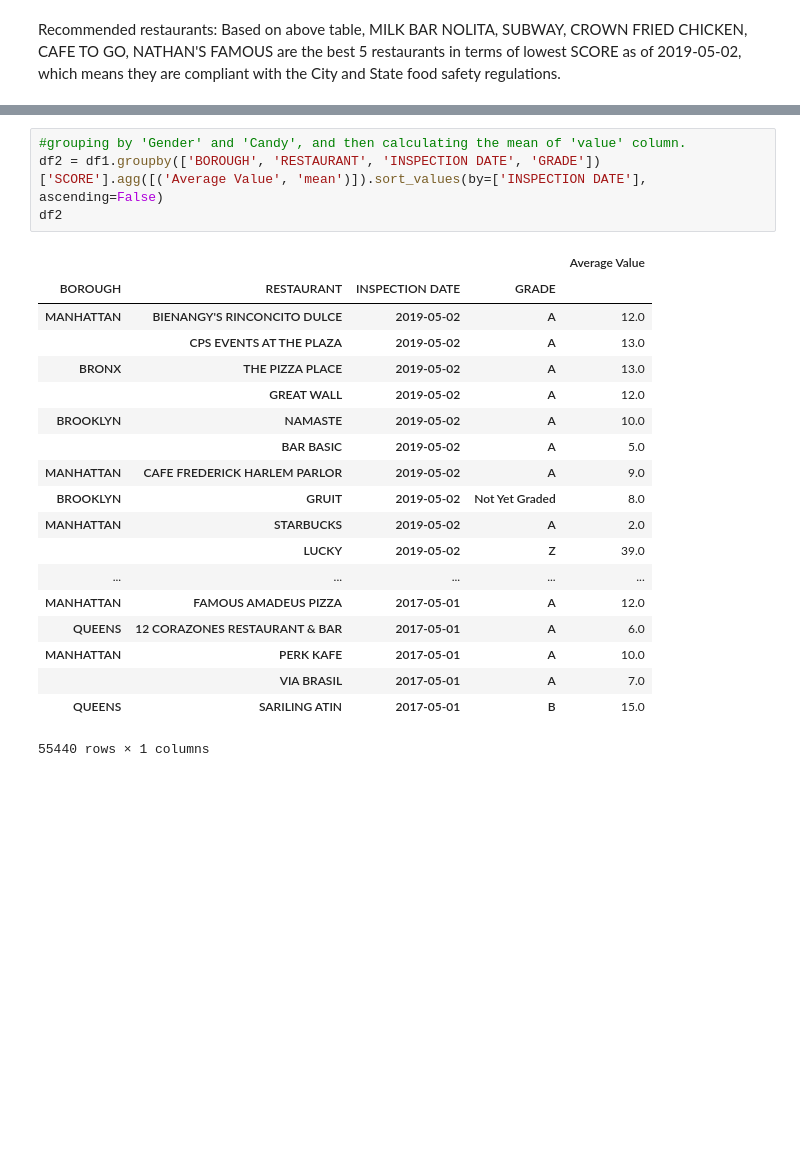
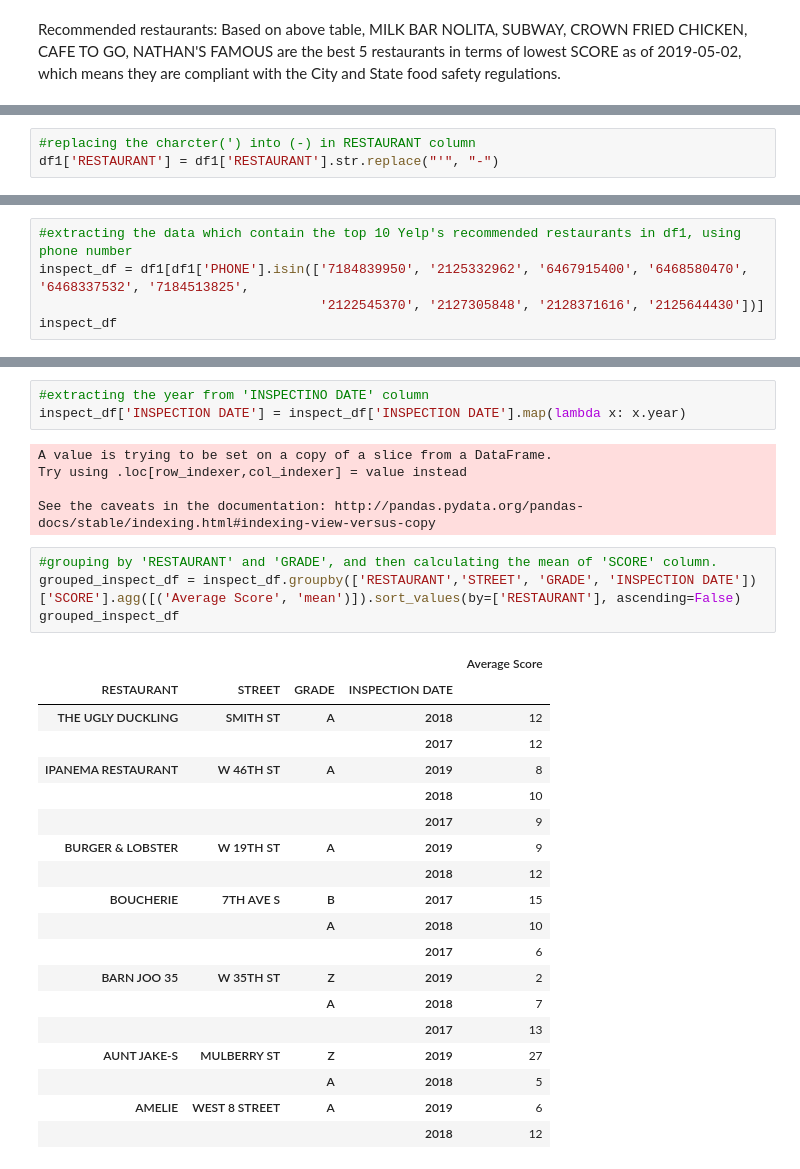
Before and after one commit to mhan1/DAV-5400, a Jupyter notebook: M_Han_Final Project.ipynb, the cells around one changed output, grey strips where cells are left out. Saved outputs shown, nothing was run; the diff lists cells and outputs as text; blank space fills up the shorter version.

```diff
--- a/M_Han_Final Project.ipynb
+++ b/M_Han_Final Project.ipynb
@@ -588,0 +614,3 @@ Recommended restaurants: Based on above table, MILK BAR NOLITA, SUBWAY, CROWN FR
+# %%
+#replacing the charcter(') into (-) in RESTAURANT column
+df1['RESTAURANT'] = df1['RESTAURANT'].str.replace("'", "-")
@@ -588,0 +1117,5 @@ Recommended restaurants: Based on above table, MILK BAR NOLITA, SUBWAY, CROWN FR
+# %%
+#extracting the data which contain the top 10 Yelp's recommended restaurants in df1, using phone number
+inspect_df = df1[df1['PHONE'].isin(['7184839950', '2125332962', '6467915400', '6468580470', '6468337532', '7184513825',
+                                    '2122545370', '2127305848', '2128371616', '2125644430'])]
+inspect_df
@@ -589,24 +1141,32 @@ Recommended restaurants: Based on above table, MILK BAR NOLITA, SUBWAY, CROWN FR
+# %%
+#extracting the year from 'INSPECTINO DATE' column
+inspect_df['INSPECTION DATE'] = inspect_df['INSPECTION DATE'].map(lambda x: x.year)
+# %% [output]
+A value is trying to be set on a copy of a slice from a DataFrame.
+Try using .loc[row_indexer,col_indexer] = value instead
+
+See the caveats in the documentation: http://pandas.pydata.org/pandas-docs/stable/indexing.html#indexing-view-versus-copy
 # %%
-#grouping by 'Gender' and 'Candy', and then calculating the mean of 'value' column.
-df2 = df1.groupby(['BOROUGH', 'RESTAURANT', 'INSPECTION DATE', 'GRADE'])['SCORE'].agg([('Average Value', 'mean')]).sort_values(by=['INSPECTION DATE'], ascending=False)
-df2
+#grouping by 'RESTAURANT' and 'GRADE', and then calculating the mean of 'SCORE' column.
+grouped_inspect_df = inspect_df.groupby(['RESTAURANT','STREET', 'GRADE', 'INSPECTION DATE'])['SCORE'].agg([('Average Score', 'mean')]).sort_values(by=['RESTAURANT'], ascending=False)
+grouped_inspect_df
 # %% [output]
-|  |  |  |  | Average Value |
-| BOROUGH | RESTAURANT | INSPECTION DATE | GRADE |  |
-| MANHATTAN | BIENANGY'S RINCONCITO DULCE | 2019-05-02 | A | 12.0 |
-|  | CPS EVENTS AT THE PLAZA | 2019-05-02 | A | 13.0 |
-| BRONX | THE PIZZA PLACE | 2019-05-02 | A | 13.0 |
-|  | GREAT WALL | 2019-05-02 | A | 12.0 |
-| BROOKLYN | NAMASTE | 2019-05-02 | A | 10.0 |
-|  | BAR BASIC | 2019-05-02 | A | 5.0 |
-| MANHATTAN | CAFE FREDERICK HARLEM PARLOR | 2019-05-02 | A | 9.0 |
-| BROOKLYN | GRUIT | 2019-05-02 | Not Yet Graded | 8.0 |
-| MANHATTAN | STARBUCKS | 2019-05-02 | A | 2.0 |
-|  | LUCKY | 2019-05-02 | Z | 39.0 |
-| ... | ... | ... | ... | ... |
-| MANHATTAN | FAMOUS AMADEUS PIZZA | 2017-05-01 | A | 12.0 |
-| QUEENS | 12 CORAZONES RESTAURANT & BAR | 2017-05-01 | A | 6.0 |
-| MANHATTAN | PERK KAFE | 2017-05-01 | A | 10.0 |
-|  | VIA BRASIL | 2017-05-01 | A | 7.0 |
-| QUEENS | SARILING ATIN | 2017-05-01 | B | 15.0 |
+|  |  |  |  | Average Score |
+| RESTAURANT | STREET | GRADE | INSPECTION DATE |  |
+| THE UGLY DUCKLING | SMITH ST | A | 2018 | 12 |
+|  |  |  | 2017 | 12 |
+| IPANEMA RESTAURANT | W 46TH ST | A | 2019 | 8 |
+|  |  |  | 2018 | 10 |
+|  |  |  | 2017 | 9 |
+| BURGER & LOBSTER | W 19TH ST | A | 2019 | 9 |
+|  |  |  | 2018 | 12 |
+| BOUCHERIE | 7TH AVE S | B | 2017 | 15 |
+|  |  | A | 2018 | 10 |
+|  |  |  | 2017 | 6 |
+| BARN JOO 35 | W 35TH ST | Z | 2019 | 2 |
+|  |  | A | 2018 | 7 |
+|  |  |  | 2017 | 13 |
+| AUNT JAKE-S | MULBERRY ST | Z | 2019 | 27 |
+|  |  | A | 2018 | 5 |
+| AMELIE | WEST 8 STREET | A | 2019 | 6 |
+|  |  |  | 2018 | 12 |
-55440 rows × 1 columns
```
Also changed, not shown: parts of 68 cells of this notebook.
